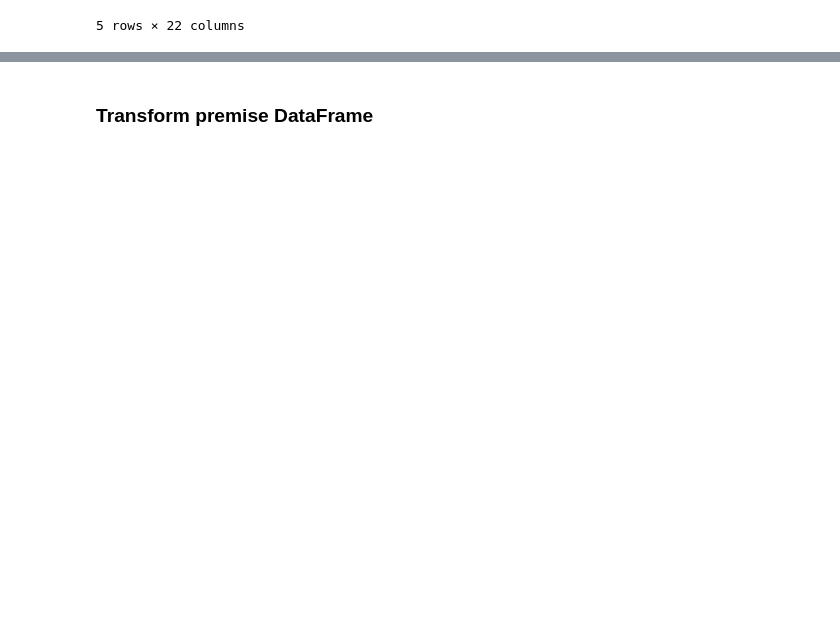
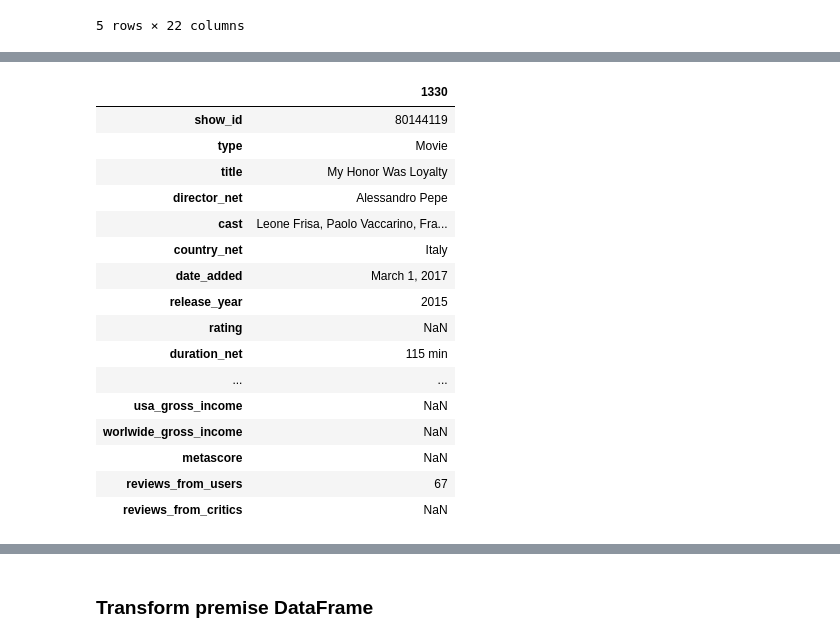
Before and after one commit to hsaka1993/ETLNetflixProject, a Jupyter notebook: movies_etl.ipynb, the cells around one changed output, grey strips where cells are left out. Cells and saved outputs as stored; diff of their text form; code cells hidden in the pictures; blank space fills up the shorter version.

```diff
--- a/movies_etl.ipynb
+++ b/movies_etl.ipynb
@@ -52,4 +73,7 @@ Name: title, Length: 6172, dtype: int64
 # %%
-# merge on title cuts the netflix data base from 6234 to 3040
+# merge the two data sets
+#merge on title cuts the netflix data base from 6234 to 3040
 # there are no duplicates
-large_df = pd.merge(netflix_df, imdb_df, left_on='title', right_on='title')
+combined_df = pd.merge(netflix_df, imdb_df, left_on='title',
+                    right_on='title', suffixes=('_net', '_imdb') )
+combined_df.info()
@@ -113,0 +132,22 @@ The Matrix
+# %%
+# to find null values
+bool_series = pd.isnull(large_df["rating"])
+large_df[bool_series].T
+# %% [output]
+|  | 1330 |
+| show_id | 80144119 |
+| type | Movie |
+| title | My Honor Was Loyalty |
+| director_net | Alessandro Pepe |
+| cast | Leone Frisa, Paolo Vaccarino, Fra... |
+| country_net | Italy |
+| date_added | March 1, 2017 |
+| release_year | 2015 |
+| rating | NaN |
+| duration_net | 115 min |
+| ... | ... |
+| usa_gross_income | NaN |
+| worlwide_gross_income | NaN |
+| metascore | NaN |
+| reviews_from_users | 67 |
+| reviews_from_critics | NaN |
```
Also changed, not shown: parts of 22 cells of this notebook.
